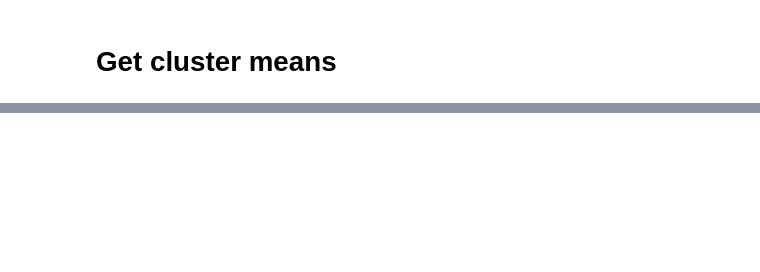
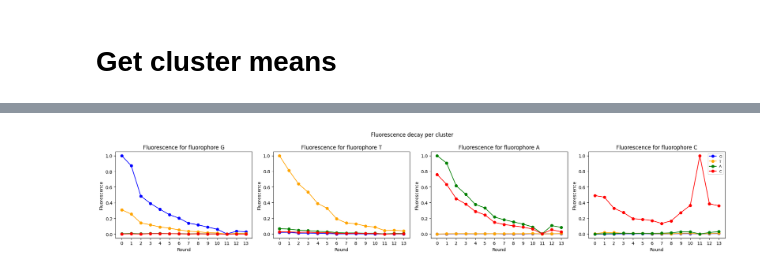
Before and after one commit to znamlab/iss-preprocess, a Jupyter notebook: notebooks/select_bleedtrough_parameters.ipynb, the cells around one changed output, grey strips where cells are left out. Cells and saved outputs as stored; diff of their text form; code cells hidden in the pictures; blank space fills up the shorter version.

```diff
--- a/notebooks/select_bleedtrough_parameters.ipynb
+++ b/notebooks/select_bleedtrough_parameters.ipynb
@@ -545,0 +655,22 @@ for channel in range(4):
+# %%
+cluster_means = np.load(iss.io.get_processed_path(data_path) / "barcode_cluster_means.npy")
+bases = ["G", "T", "A", "C"]
+channel_colors = ["blue", "orange", "green", "red"]
+
+fig, axes = plt.subplots(1, 4, figsize=(20, 4))
+for icluster in range(4):
+    ax = axes[icluster]
+    # Normalise by the max across all channels for this cluster
+    scale = cluster_means[:, icluster, :].max()
+    for ich in range(4):
+        raw = cluster_means[:, icluster, ich] / scale
+        ax.plot(raw, "-o", color=channel_colors[ich], label=f"{bases[ich]}")
+    ax.set_title(f"Fluorescence for fluorophore {bases[icluster]}")
+    ax.set_xlabel("Round")
+    ax.set_ylabel("Fluorescence")
+    ax.set_xticks(range(cluster_means.shape[0]))
+axes[-1].legend(fontsize=8)
+fig.suptitle("Fluorescence decay per cluster")
+fig.tight_layout()
+# %% [output]
+[figure, added]
```
Also changed, not shown: parts of 25 cells of this notebook.
